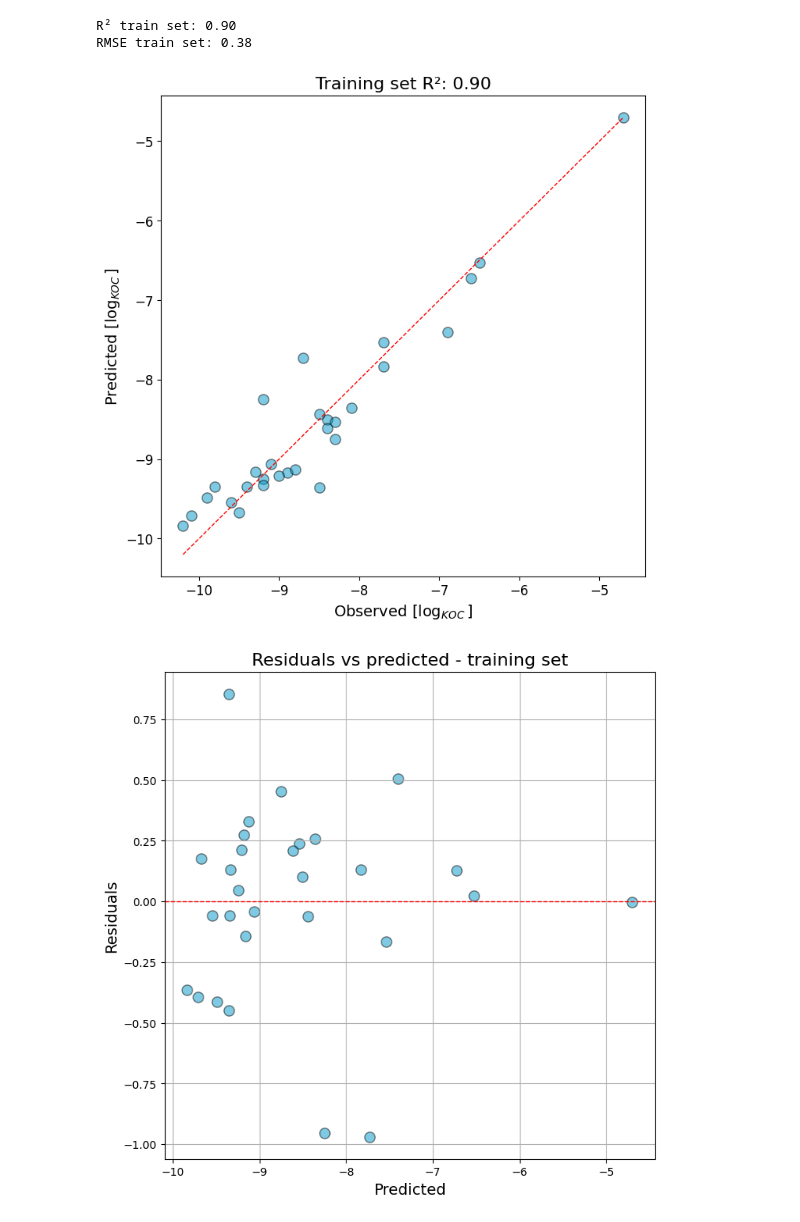
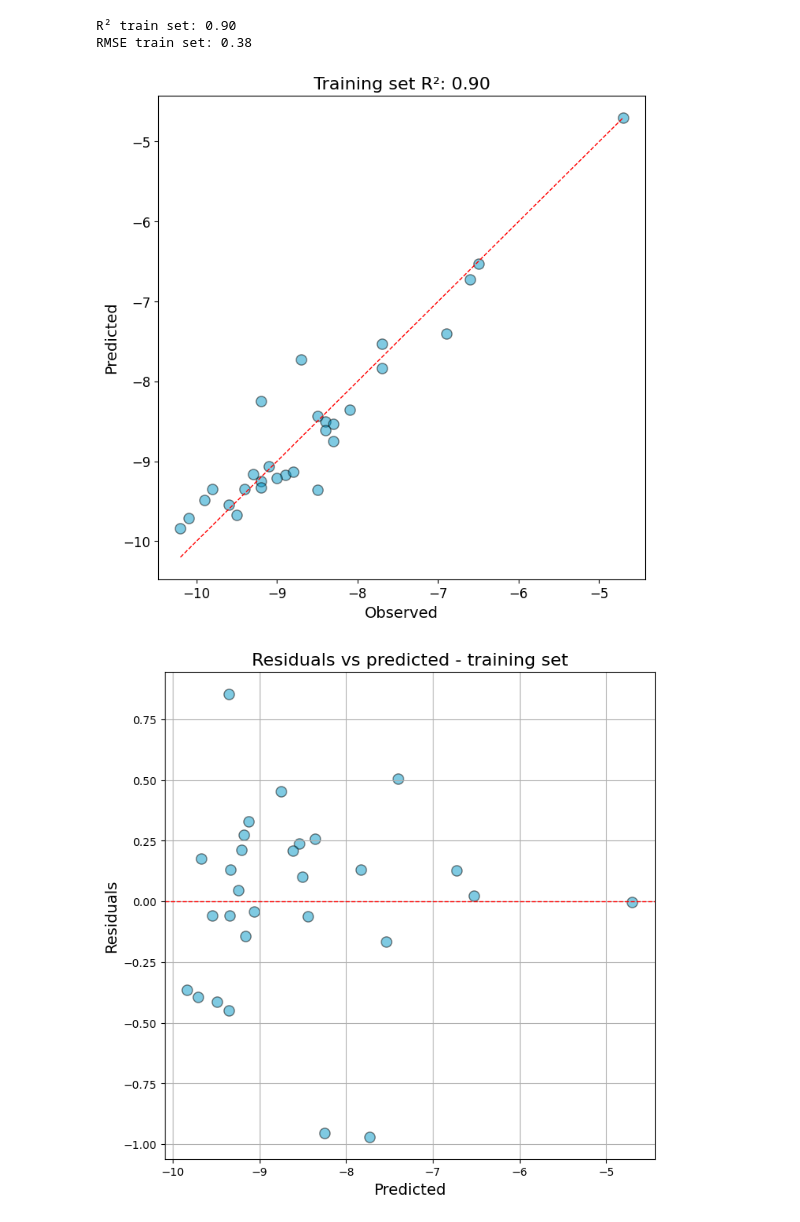
Before and after one commit to Alutka266/ISL_model_antiAR, a Jupyter notebook: Anti_AR_model.ipynb, the cells around one changed output. Cells and saved outputs as stored; diff of their text form; code cells hidden in the pictures.

```diff
--- a/Anti_AR_model.ipynb
+++ b/Anti_AR_model.ipynb
@@ -81,18 +84,18 @@ RMSE train set: 0.38
 # %%
 #Training set- pred vs obs values
 
 plt.figure(figsize=(8, 8))
 plt.scatter(y_train, y_pred_train, alpha=0.5, s=90, color='#0096c7', edgecolors='black')
 plt.plot([min(y_train), max(y_train)], [min(y_train), max(y_train)], 'r--', lw=1)
-plt.xlabel(r'Observed [$\log_{KOC}$]', fontsize=14)
-plt.ylabel(r'Predicted [$\log_{KOC}$]', fontsize=14)
+plt.xlabel(r'Observed', fontsize=14)
+plt.ylabel(r'Predicted', fontsize=14)
 plt.title(f"Training set R²: {r2_train:.2f}", fontsize=16)
 plt.grid(False) #color='lightgray', linestyle='--', linewidth=0.5)
 plt.xticks(fontsize=12)
 plt.yticks(fontsize=12)
 plt.show()
 # %% [output]
-[figure, old version]
+[figure, new version]
 # %%
 # Training set residuals vs predicted
 
```
Also changed, not shown: parts of 20 cells of this notebook, 5 other files.
